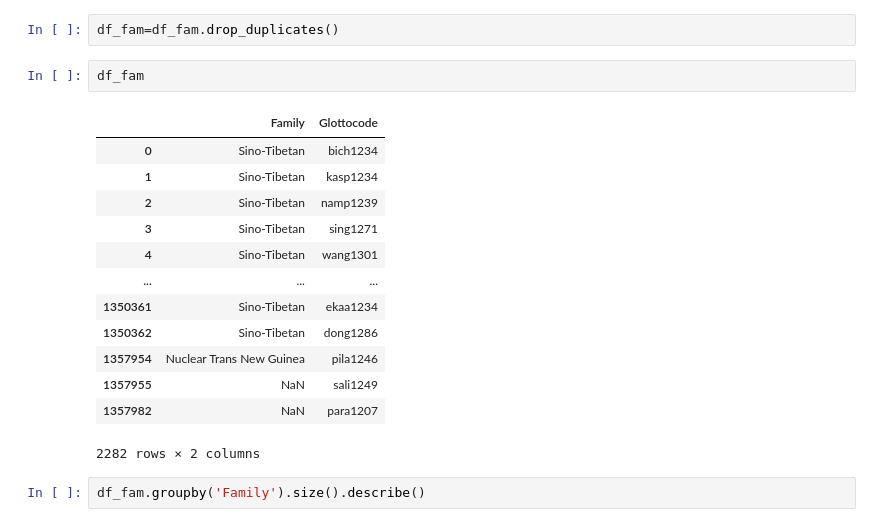
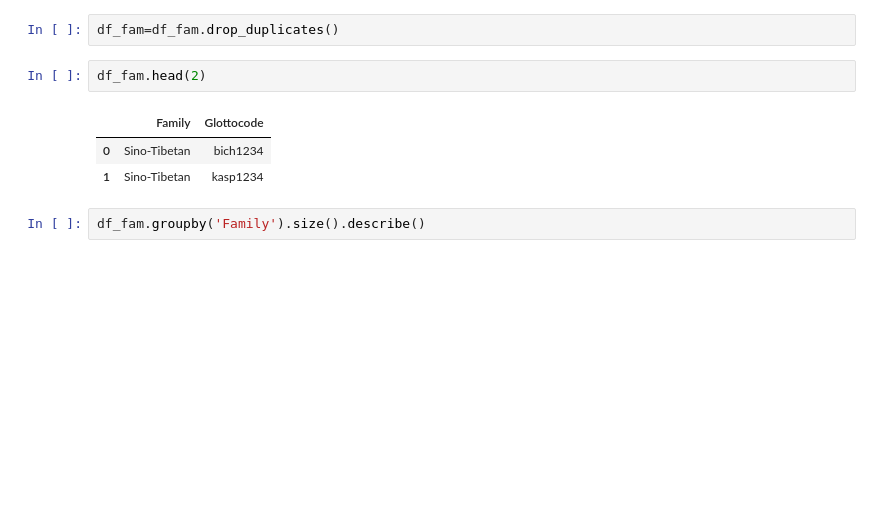
Before and after one commit to sarabert96/Colexification, a Jupyter notebook: 01_DataUnderstanding.ipynb, the cells around one changed output. Saved outputs shown, nothing was run; the diff lists cells and outputs as text; blank space fills up the shorter version.

```diff
--- a/01_DataUnderstanding.ipynb
+++ b/01_DataUnderstanding.ipynb
@@ -95,21 +144,11 @@ df_fam = df[['Family','Glottocode']].copy()
 # %%
 df_fam=df_fam.drop_duplicates()
 # %%
-df_fam
+df_fam.head(2)
 # %% [output]
 |  | Family | Glottocode |
 | 0 | Sino-Tibetan | bich1234 |
 | 1 | Sino-Tibetan | kasp1234 |
-| 2 | Sino-Tibetan | namp1239 |
-| 3 | Sino-Tibetan | sing1271 |
-| 4 | Sino-Tibetan | wang1301 |
-| ... | ... | ... |
-| 1350361 | Sino-Tibetan | ekaa1234 |
-| 1350362 | Sino-Tibetan | dong1286 |
-| 1357954 | Nuclear Trans New Guinea | pila1246 |
-| 1357955 | NaN | sali1249 |
-| 1357982 | NaN | para1207 |
-2282 rows × 2 columns
 # %%
 df_fam.groupby('Family').size().describe()
 # %% [output]
```
Also changed, not shown: parts of 11 cells of this notebook.
